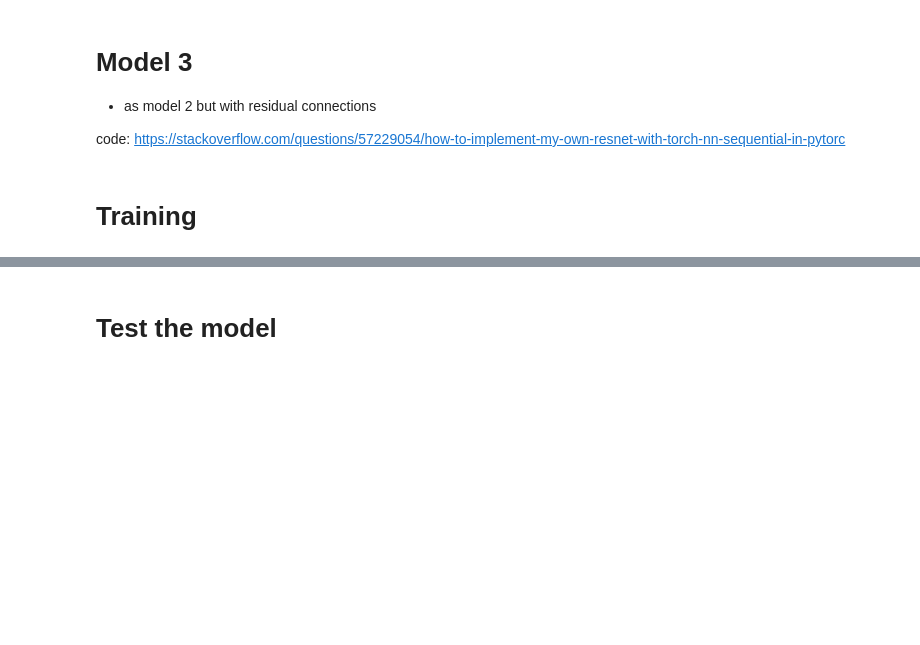
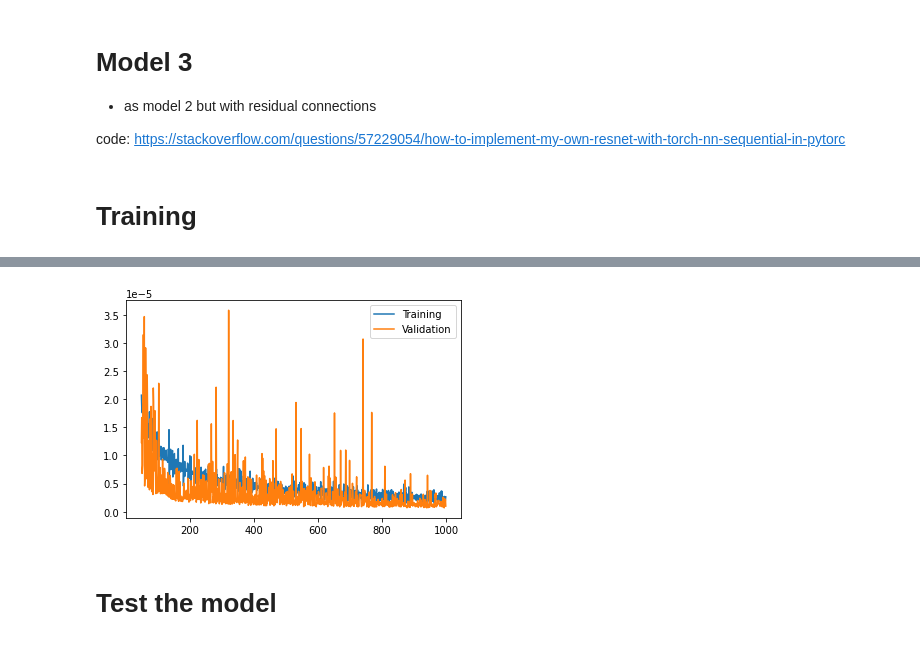
Before and after one commit to paolodelia99/thesis-option-pricing-with-deep-learning, a Jupyter notebook: notebooks/testing_DL_model_binom_opt.ipynb, the cells around one changed output, grey strips where cells are left out. Drawn from its saved outputs; the diff is of its cells as text; code cells hidden in the pictures; blank space fills up the shorter version.

```diff
--- a/notebooks/testing_DL_model_binom_opt.ipynb
+++ b/notebooks/testing_DL_model_binom_opt.ipynb
@@ -170,7 +162,7 @@ code:  https://stackoverflow.com/questions/57229054/how-to-implement-my-own-resn
 # Training
 # %%
 input_size = 7
-hidden_size = 64
+hidden_size = 400
 output_size = 1
 batch_size = 1208
 epochs = 1000
@@ -207,8 +199,8 @@ class OptDataset(Dataset):
 def evaluate(model, loss_fn, X_val, y_val):
   model.eval()
   with torch.no_grad():
-    out = model(X_test)
-    loss = loss_fn(out, y_test)
+    out = model(X_val)
+    loss = loss_fn(out, y_val)
     print('\nVal set: Average loss: {:.8f}\n'.format(
             loss.item()))
     return loss.item()
@@ -224,17 +216,23 @@ def train(
     X_val,
     y_val
 ):
+
+  training_losses = []
+  validation_losses = []
+
   for epoch in range(epochs):
     model.train()
+    epoch_losses = []
     total_loss = 0
     start_time = time.time()
     i = 0
 
     for batch, batch_labels in DataLoader(OptDataset(X_train, y_train), batch_size=batch_size):
-      out = model(batch.to(device))
+      out = model(batch.to(device)).to(device)
       optimizer.zero_grad()
 
       loss = loss_fn(out, batch_labels.to(device))
+      epoch_losses.append(loss.item())
       total_loss += loss.item()
       loss.backward()
       optimizer.step()
@@ -251,13 +249,17 @@ def train(
 
       i += 1
 
-    evaluate(model, loss_fn, X_val, y_val)
+    training_losses.append(np.array(epoch_losses).mean())
+    validation_losses.append(evaluate(model, loss_fn, X_val, y_val))
+
+  return training_losses, validation_losses
 # %%
 load = False
-save_model_path = f'/content/drive/MyDrive/Progetto Stage/models/opt_net1_h{hidden_size}.chkpt'
+save_model_path = f'../models/opt_net1_h{hidden_size}.chkpt'
+val_err_df_path = f'../results/val_error_net1_h{hidden_size}.csv'
 
 if not load:
-  train(
+  train_losses, val_losses = train(
       epochs,
       batch_size,
       model,
@@ -267,8 +269,13 @@ if not load:
       y_train,
       X_val,
       y_val)
+  val_err_df = pd.DataFrame({
+      'Training': train_losses,
+      'Validation': val_losses})
+  val_err_df.to_csv(val_err_df_path)
   torch.save(model.state_dict(), save_model_path)
 else:
   model = Net(input_size, output_size, hidden_size)
   model.load_state_dict(torch.load(save_model_path, map_location=device))
+  val_err_df = pd.read_csv(val_err_df_path, index_col=0)
 # %% [output]
@@ -292,3 +299,7 @@ Val set: Average loss: 0.01922312
+# %%
+val_err_df[50:].plot();
+# %% [output]
+[figure, added]
 # %% [markdown]
 # Test the model
 # %%
```
Also changed, not shown: parts of 31 cells of this notebook, 1 other file.
